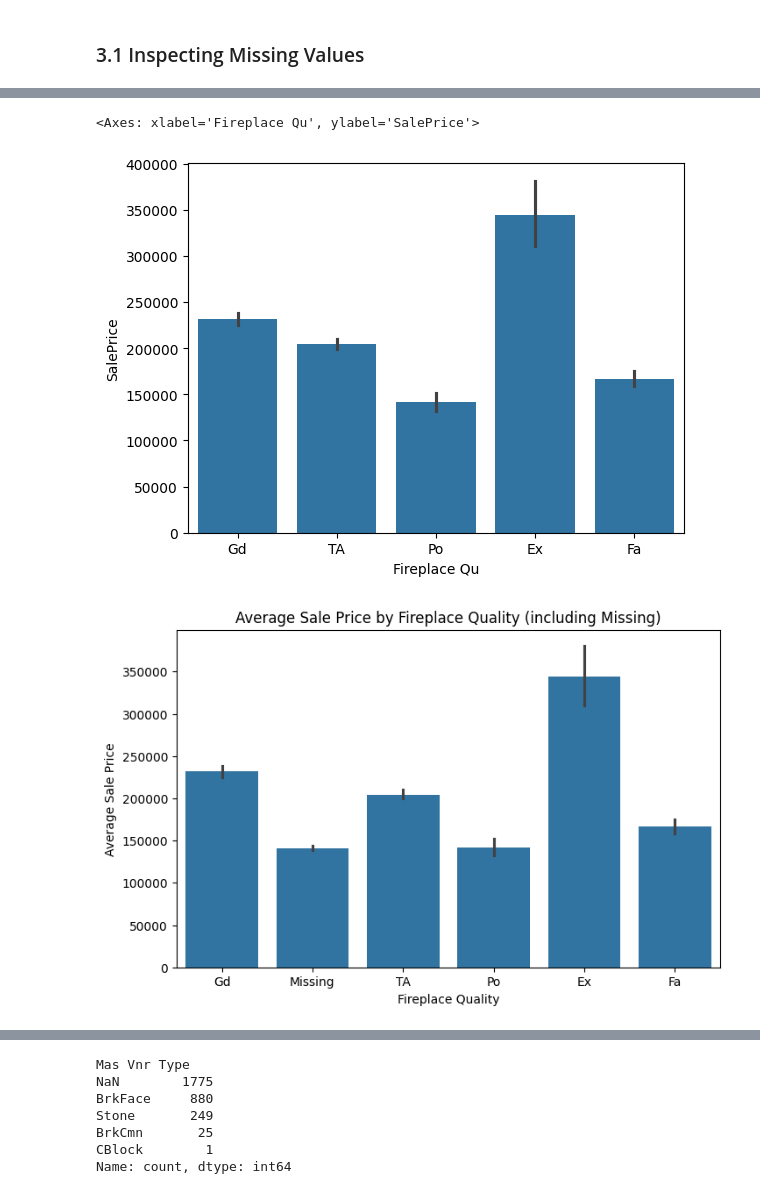
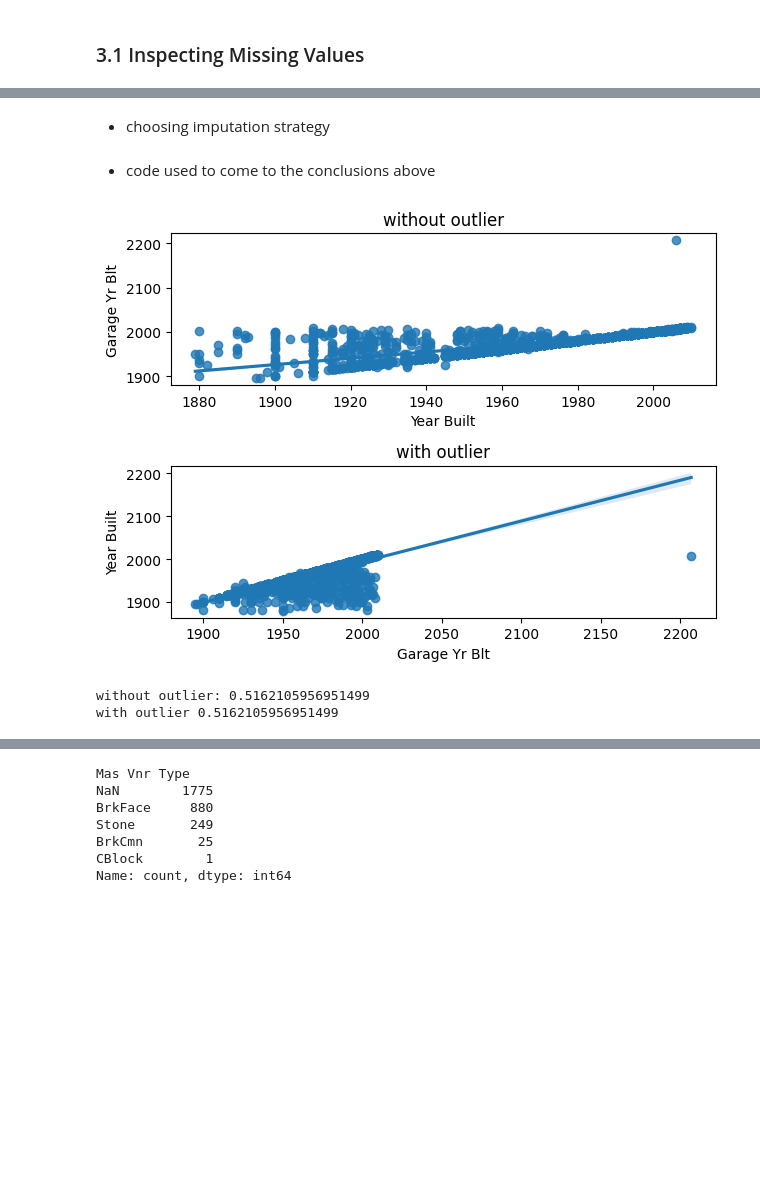
Before and after one commit to szymon-ml/Portfolio-Housing-Project, a Jupyter notebook: AmesPortfolio.ipynb, the cells around one changed output, grey strips where cells are left out. Saved outputs shown, nothing was run; the diff lists cells and outputs as text; code cells hidden in the pictures; blank space fills up the shorter version.

```diff
--- a/AmesPortfolio.ipynb
+++ b/AmesPortfolio.ipynb
@@ -248,25 +243,2 @@ Garage Area           1   0.034130  float64            603
-# %%
-sns.barplot(x='Fireplace Qu', y='SalePrice', data=df)
-#but i want to see missing values too
-# %% [output]
-<Axes: xlabel='Fireplace Qu', ylabel='SalePrice'>
-[figure, removed]
-# %%
-#with houses without a fireplace:
-temp = df.copy()
-
-temp['Fireplace Qu'] = temp['Fireplace Qu'].fillna('Missing')
-
-# Now plot
-plt.figure(figsize=(8,5))
-sns.barplot(
-    data=temp,
-    x='Fireplace Qu',
-    y='SalePrice',
-)
-plt.title("Average Sale Price by Fireplace Quality (including Missing)")
-plt.xlabel("Fireplace Quality")
-plt.ylabel("Average Sale Price")
-plt.show()
-# %% [output]
-[figure, removed]
+# %% [markdown]
+- choosing imputation strategy
@@ -272,0 +253,20 @@ plt.show()
+# %% [markdown]
+- code used to come to the conclusions above
+# %%
+#Garage Year Built, as a numerical, seems to have no smart way of imputing it - replacing with anything destroys the linear signal and correlation.
+#This same signal (of a missing garage) can be taken from any other garage related columns - the Garage Yr Blt feature will be dropped in the Data Pipeline
+#df_train.head()
+
+fig, axs = plt.subplots(2, 1)
+sns.regplot(data=df_train, x='Year Built', y='Garage Yr Blt', ax=axs[0])
+axs[0].set_title('without outlier')
+sns.regplot(data=df_train, x='Garage Yr Blt', y='Year Built', ax=axs[1])
+axs[1].set_title("with outlier")
+plt.tight_layout()
+plt.show()
+print('without outlier:',df_train.corr(numeric_only=True)['Garage Yr Blt']['SalePrice'])
+print('with outlier',df_train.corr(numeric_only=True)['Garage Yr Blt']['SalePrice'])
+# %% [output]
+[figure, added]
+without outlier: 0.5162105956951499
+with outlier 0.5162105956951499
```
Also changed, not shown: parts of 103 cells of this notebook.
